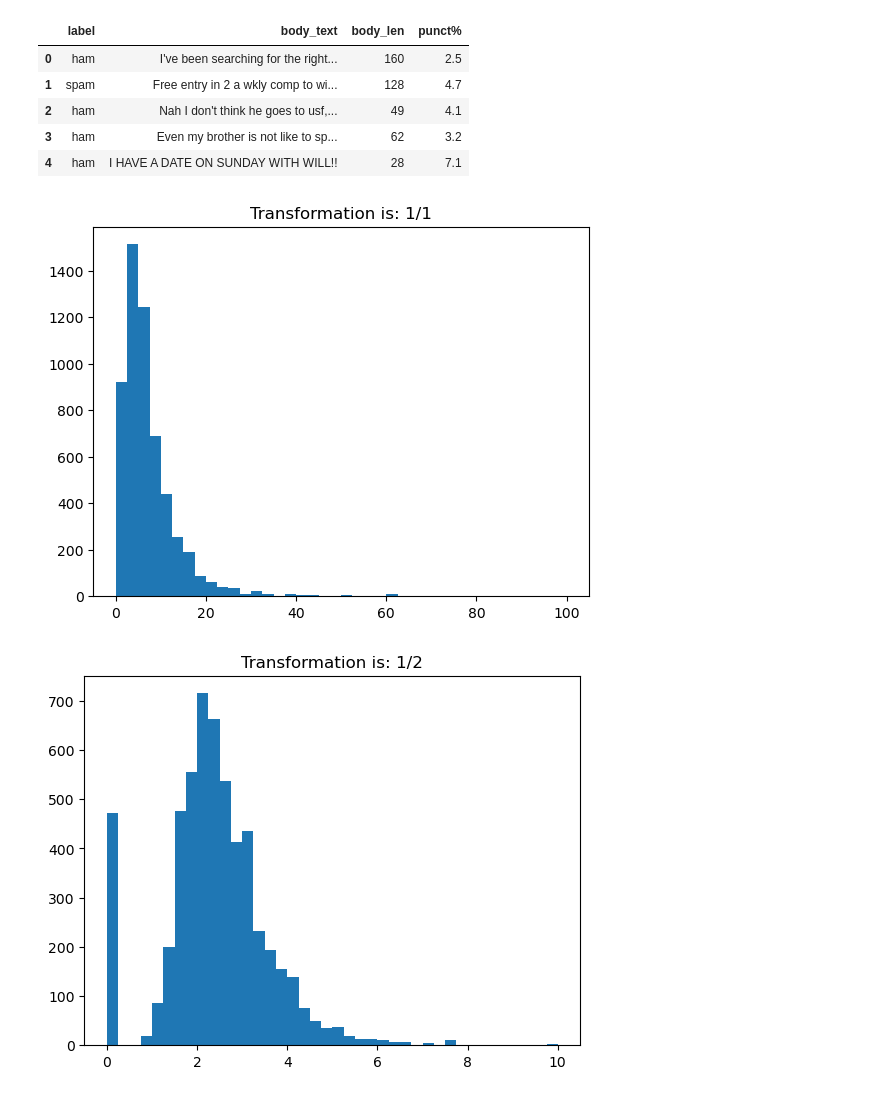
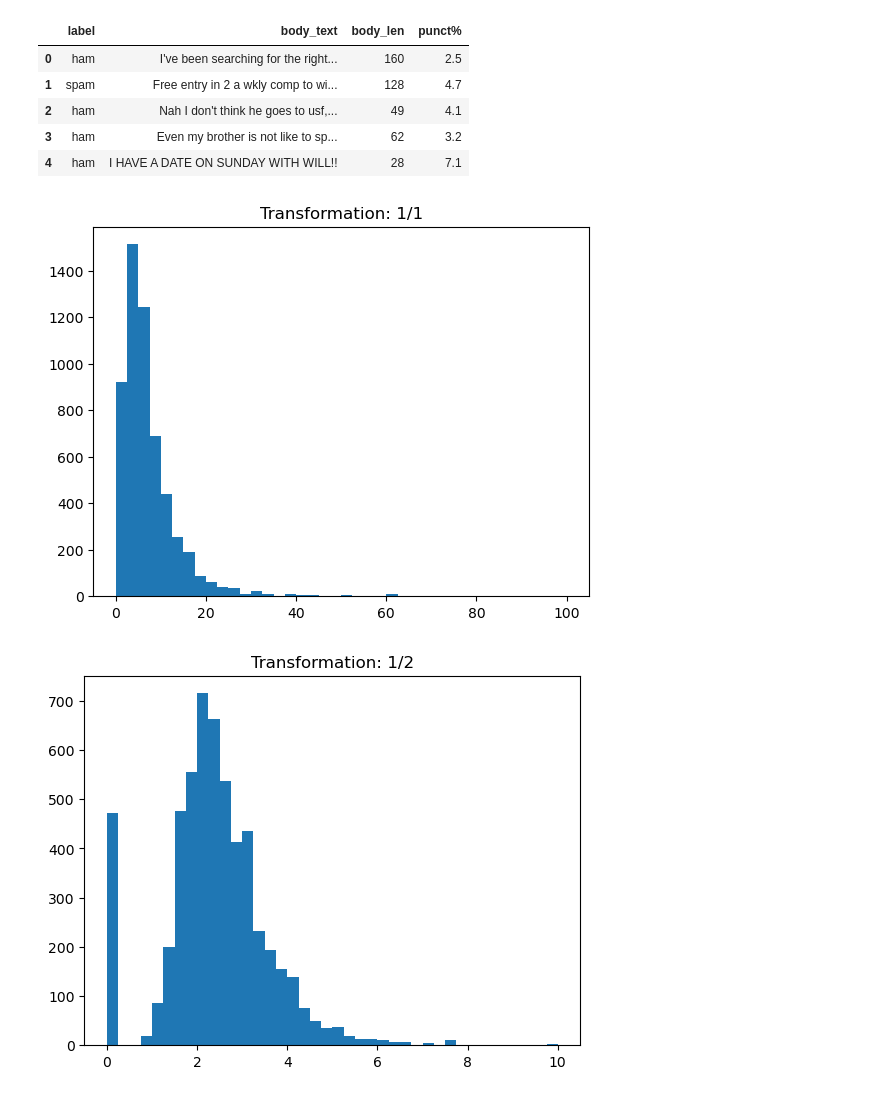
Before and after one commit to mysteriousdeee/NLP_ML, a Jupyter notebook: box_cox_power_transformation.ipynb, the cells around one changed output. Saved outputs shown, nothing was run; the diff lists cells and outputs as text; code cells hidden in the pictures.

```diff
--- a/box_cox_power_transformation.ipynb
+++ b/box_cox_power_transformation.ipynb
@@ -57,10 +57,10 @@ df.head()
 | 4 | ham | I HAVE A DATE ON SUNDAY WITH WILL!! | 28 | 7.1 |
 # %%
 # Here we iterate through the numbers we want to use for the exponential in the box-cox power transformation, also apply the transformation to features
-for i in [1,2,3,4,5]:
+for i in [1, 2, 3, 4, 5]:
     pyplot.hist((df['punct%'])**(1/i), bins=40)
-    pyplot.title("Transformation is: 1/{}".format(str(i)))
+    pyplot.title("Transformation: 1/{}".format(str(i)))
     pyplot.show()
 # %% [output]
-[figure, old version]
+[figure, new version]
-[figure, old version]
+[figure, new version]
```
Also changed, not shown: parts of 1 cell of this notebook.
